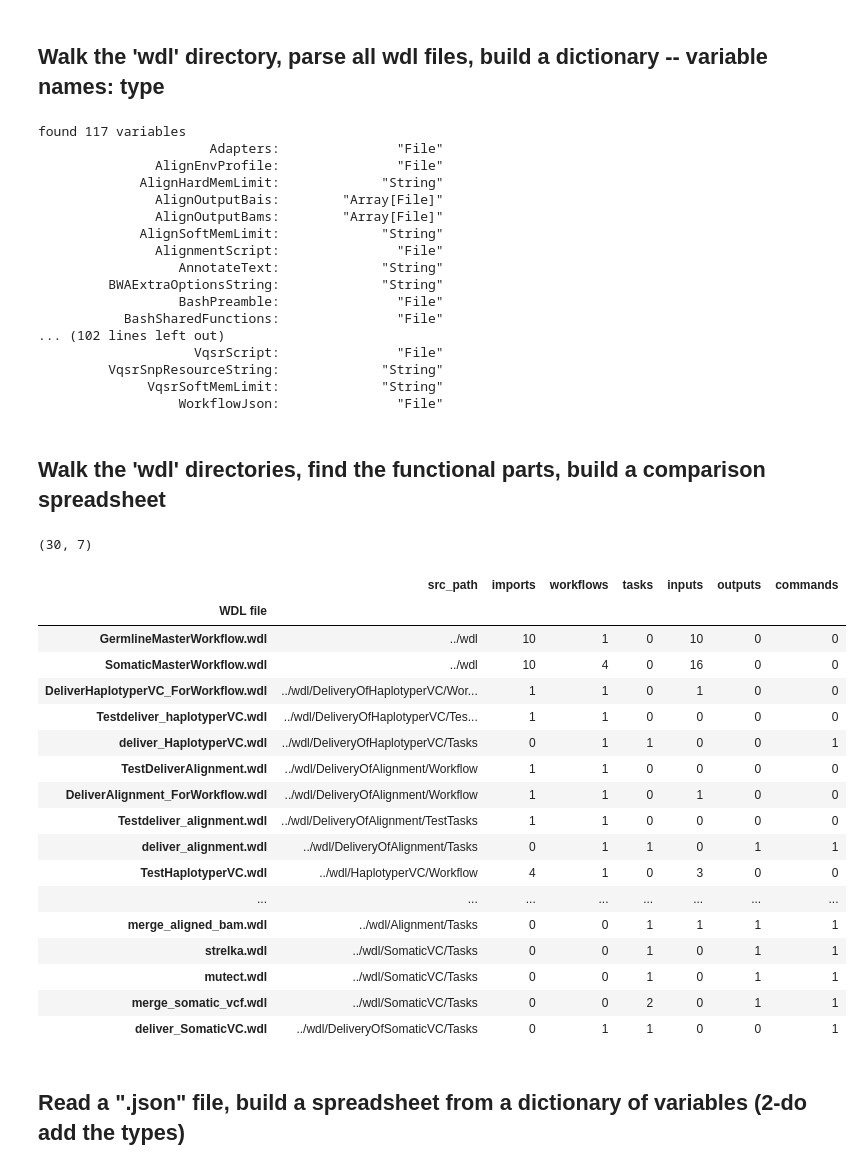
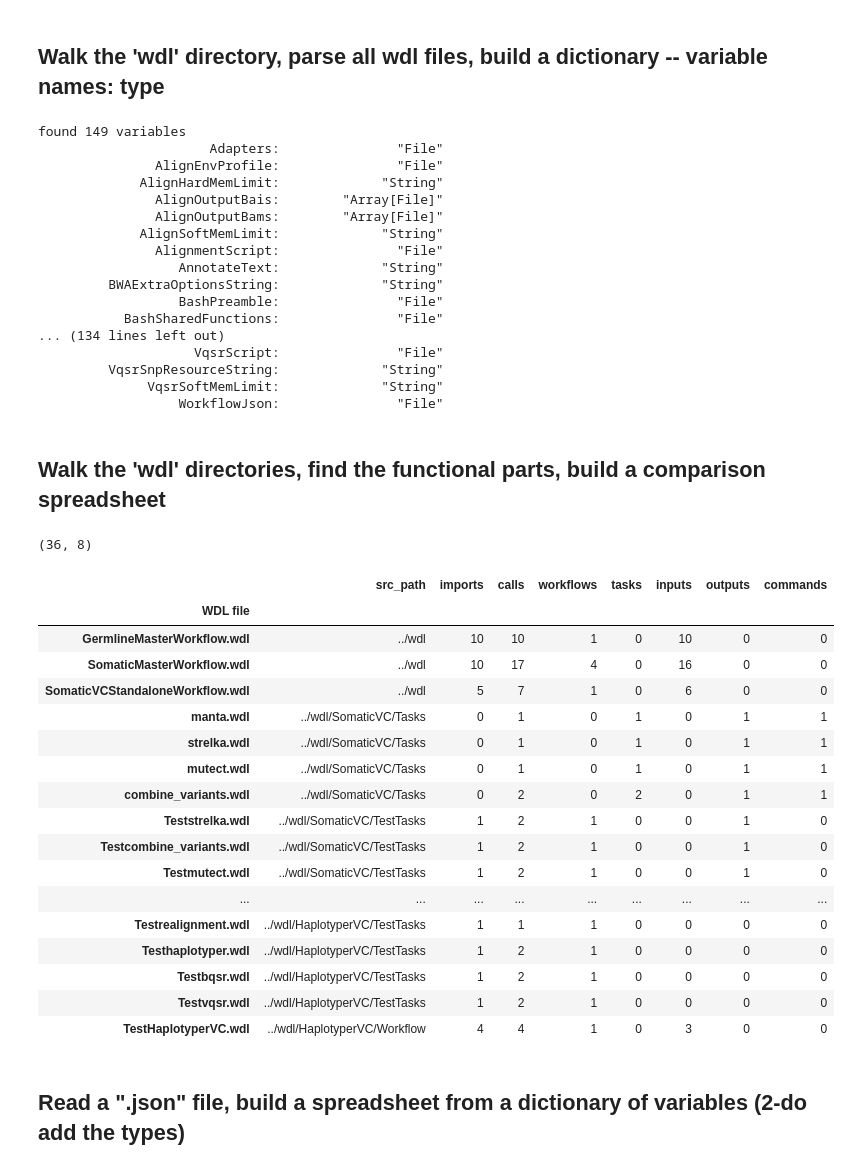
Before and after one commit to dlanier/pipe_tools, a Jupyter notebook: notebooksMayoCode/wdl_variables_spreadsheet.ipynb, the cells around one changed output. Drawn from its saved outputs; the diff is of its cells as text; code cells hidden in the pictures.

Commit message:
update code for output df

```diff
--- a/notebooksMayoCode/wdl_variables_spreadsheet.ipynb
+++ b/notebooksMayoCode/wdl_variables_spreadsheet.ipynb
@@ -15,7 +15,8 @@ import numpy as np
 import pandas as pd
 import yaml
 
-clone_base = '/projects/bioinformatics/DEL'
+# clone_base = '/projects/bioinformatics/DEL'
+clone_base = '/Users/yo/git_clone/ncsa_genomics/Research'
 config_base = clone_base
 
 wdl_directory = os.path.join(clone_base,'MayomicsVC/src/wdl')
@@ -133,7 +135,7 @@ for k, v in sorted(config_vars_dict_ret.items()):
 for k, v in config_od.items():
     print('%30s: %20s'%(k,v))
 # %% [output]
-found 117 variables
+found 149 variables
                       Adapters:               "File"
                AlignEnvProfile:               "File"
              AlignHardMemLimit:             "String"
@@ -145,7 +147,7 @@ found 117 variables
          BWAExtraOptionsString:             "String"
                   BashPreamble:               "File"
            BashSharedFunctions:               "File"
-... (102 lines left out)
+... (134 lines left out)
                     VqsrScript:               "File"
          VqsrSnpResourceString:             "String"
               VqsrSoftMemLimit:             "String"
@@ -185,61 +187,62 @@ def get_wdl_files_spreadsheet(wdl_directory=None):
 
     # define the rest of the columns in terms of wdl keywords
     srch_dict = OrderedDict([('imports','import'),
+                             ('calls','call'),
                              ('workflows','workflow'),
-                            ('tasks','task'),
-                            ('inputs','input'),
-                            ('outputs','output'),
-                            ('commands', 'command')])
+                             ('tasks','task'),
+                             ('inputs','input'),
+                             ('outputs','output'),
+                             ('commands', 'command')])
     for col_name, _ in srch_dict.items():
         wdl_df[col_name] = 0
 
     # for each wdl file: count keywords, get top path ---------- fill pandas dataframe
     for name, row in wdl_df.iterrows():
         """ using row.src_path to open files and name to refer to row in dataframe """
         lines = []
         try:
             with open(row.src_path, 'r') as fh:
                 lines = fh.readlines()
         except:
             print('Fails to open:\n', row.src_path)
             pass
 
         # count & insert occurrence of keywords
         if len(lines) > 0:
             for l in lines:
                 for col_name, key_word in srch_dict.items():
                     if key_word in l:
                         wdl_df[col_name].loc[name] += 1
 
         # replace the full path name with top path name for readability
         full_path, _ = os.path.split(mdl_dict[name])
         wdl_df['src_path'].loc[name] = full_path.replace(dir_name_stripper, '..')
 
     return wdl_df
 
 wdl_df = get_wdl_files_spreadsheet(wdl_directory)
 print(wdl_df.shape)
 wdl_df
 # %% [output]
-(30, 7)
+(36, 8)
-|  | src_path | imports | workflows | tasks | inputs | outputs | commands |
-| WDL file |  |  |  |  |  |  |  |
-| GermlineMasterWorkflow.wdl | ../wdl | 10 | 1 | 0 | 10 | 0 | 0 |
-| SomaticMasterWorkflow.wdl | ../wdl | 10 | 4 | 0 | 16 | 0 | 0 |
-| DeliverHaplotyperVC_ForWorkflow.wdl | ../wdl/DeliveryOfHaplotyperVC/Wor... | 1 | 1 | 0 | 1 | 0 | 0 |
-| Testdeliver_haplotyperVC.wdl | ../wdl/DeliveryOfHaplotyperVC/Tes... | 1 | 1 | 0 | 0 | 0 | 0 |
-| deliver_HaplotyperVC.wdl | ../wdl/DeliveryOfHaplotyperVC/Tasks | 0 | 1 | 1 | 0 | 0 | 1 |
-| TestDeliverAlignment.wdl | ../wdl/DeliveryOfAlignment/Workflow | 1 | 1 | 0 | 0 | 0 | 0 |
-| DeliverAlignment_ForWorkflow.wdl | ../wdl/DeliveryOfAlignment/Workflow | 1 | 1 | 0 | 1 | 0 | 0 |
-| Testdeliver_alignment.wdl | ../wdl/DeliveryOfAlignment/TestTasks | 1 | 1 | 0 | 0 | 0 | 0 |
-| deliver_alignment.wdl | ../wdl/DeliveryOfAlignment/Tasks | 0 | 1 | 1 | 0 | 1 | 1 |
-| TestHaplotyperVC.wdl | ../wdl/HaplotyperVC/Workflow | 4 | 1 | 0 | 3 | 0 | 0 |
-| ... | ... | ... | ... | ... | ... | ... | ... |
-| merge_aligned_bam.wdl | ../wdl/Alignment/Tasks | 0 | 0 | 1 | 1 | 1 | 1 |
-| strelka.wdl | ../wdl/SomaticVC/Tasks | 0 | 0 | 1 | 0 | 1 | 1 |
-| mutect.wdl | ../wdl/SomaticVC/Tasks | 0 | 0 | 1 | 0 | 1 | 1 |
-| merge_somatic_vcf.wdl | ../wdl/SomaticVC/Tasks | 0 | 0 | 2 | 0 | 1 | 1 |
-| deliver_SomaticVC.wdl | ../wdl/DeliveryOfSomaticVC/Tasks | 0 | 1 | 1 | 0 | 0 | 1 |
+|  | src_path | imports | calls | workflows | tasks | inputs | outputs | commands |
+| WDL file |  |  |  |  |  |  |  |  |
+| GermlineMasterWorkflow.wdl | ../wdl | 10 | 10 | 1 | 0 | 10 | 0 | 0 |
+| SomaticMasterWorkflow.wdl | ../wdl | 10 | 17 | 4 | 0 | 16 | 0 | 0 |
+| SomaticVCStandaloneWorkflow.wdl | ../wdl | 5 | 7 | 1 | 0 | 6 | 0 | 0 |
+| manta.wdl | ../wdl/SomaticVC/Tasks | 0 | 1 | 0 | 1 | 0 | 1 | 1 |
+| strelka.wdl | ../wdl/SomaticVC/Tasks | 0 | 1 | 0 | 1 | 0 | 1 | 1 |
+| mutect.wdl | ../wdl/SomaticVC/Tasks | 0 | 1 | 0 | 1 | 0 | 1 | 1 |
+| combine_variants.wdl | ../wdl/SomaticVC/Tasks | 0 | 2 | 0 | 2 | 0 | 1 | 1 |
+| Teststrelka.wdl | ../wdl/SomaticVC/TestTasks | 1 | 2 | 1 | 0 | 0 | 1 | 0 |
+| Testcombine_variants.wdl | ../wdl/SomaticVC/TestTasks | 1 | 2 | 1 | 0 | 0 | 1 | 0 |
+| Testmutect.wdl | ../wdl/SomaticVC/TestTasks | 1 | 2 | 1 | 0 | 0 | 1 | 0 |
+| ... | ... | ... | ... | ... | ... | ... | ... | ... |
+| Testrealignment.wdl | ../wdl/HaplotyperVC/TestTasks | 1 | 1 | 1 | 0 | 0 | 0 | 0 |
+| Testhaplotyper.wdl | ../wdl/HaplotyperVC/TestTasks | 1 | 2 | 1 | 0 | 0 | 0 | 0 |
+| Testbqsr.wdl | ../wdl/HaplotyperVC/TestTasks | 1 | 2 | 1 | 0 | 0 | 0 | 0 |
+| Testvqsr.wdl | ../wdl/HaplotyperVC/TestTasks | 1 | 2 | 1 | 0 | 0 | 0 | 0 |
+| TestHaplotyperVC.wdl | ../wdl/HaplotyperVC/Workflow | 4 | 4 | 1 | 0 | 3 | 0 | 0 |
 # %% [markdown]
 ## Read a ".json" file, build a spreadsheet from a dictionary of variables (2-do add the types)
 # %%
```
Also changed, not shown: parts of 2 cells of this notebook, 3 other files.
